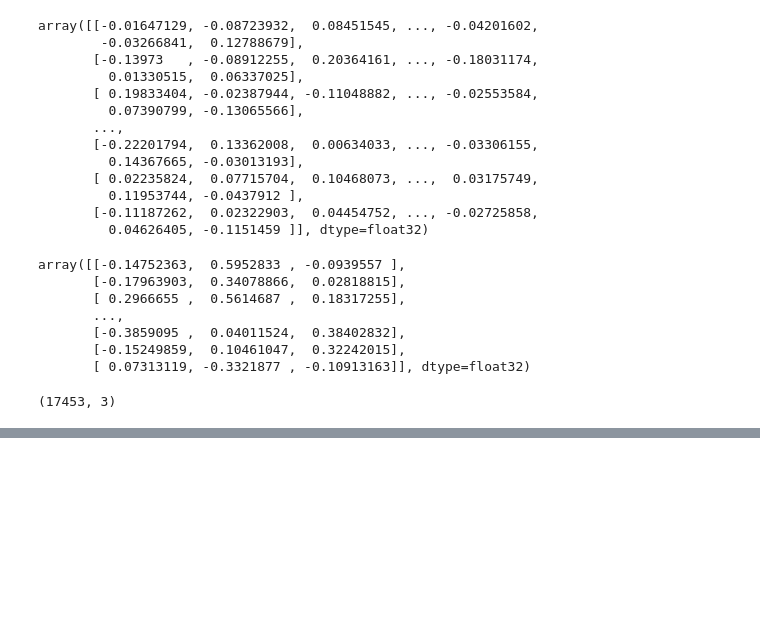
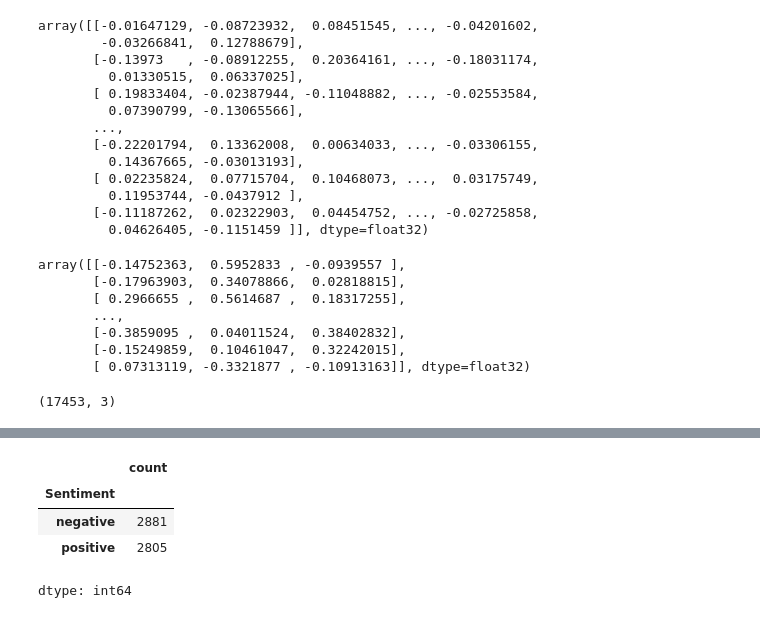
Before and after one commit to riyanj220/Generative-AI, a Jupyter notebook: TextVectorization.ipynb, the cells around one changed output, grey strips where cells are left out. Cells and saved outputs as stored; diff of their text form; code cells hidden in the pictures; blank space fills up the shorter version.

```diff
--- a/TextVectorization.ipynb
+++ b/TextVectorization.ipynb
@@ -313,0 +356,8 @@ fig.show()
+# %%
+df['Sentiment'].value_counts() # Counting unique entities in a column
+# %% [output]
+|  | count |
+| Sentiment |  |
+| negative | 2881 |
+| positive | 2805 |
+dtype: int64
```
Also changed, not shown: parts of 37 cells of this notebook.
